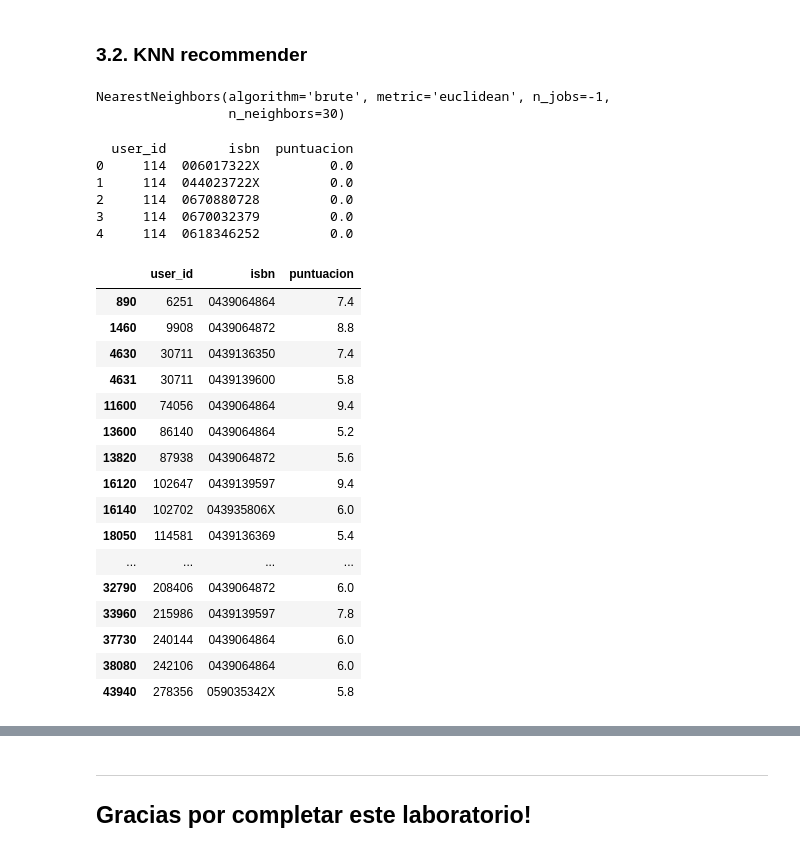
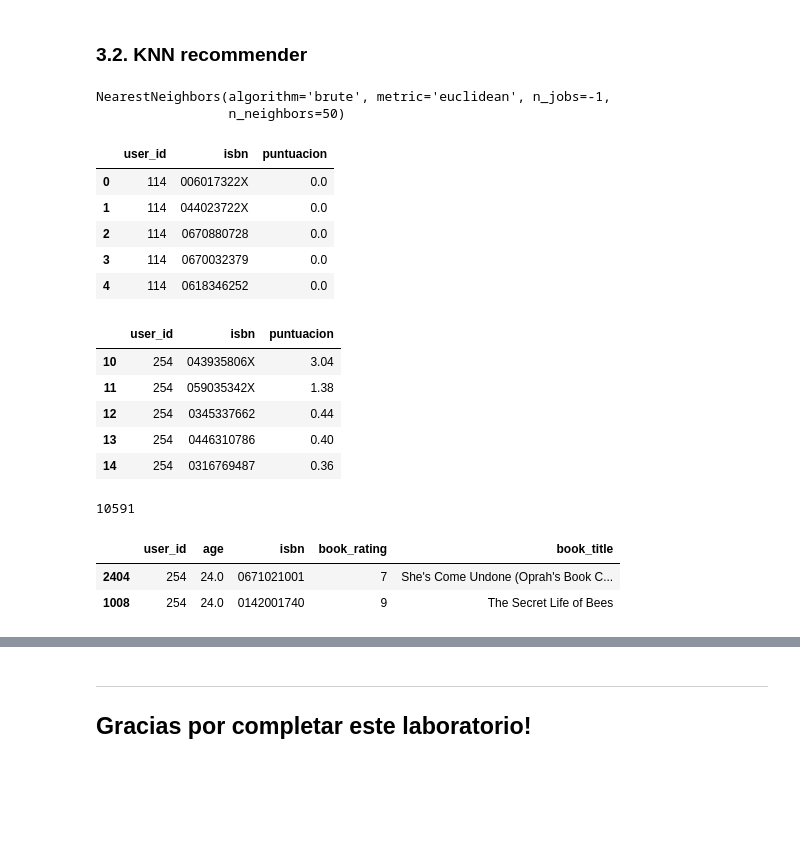
Before and after one commit to JCaballerot/Recommender-Systems, a Jupyter notebook: K_Nearest_Neighbors_Recommender/Book_Crossing_KNN.ipynb, the cells around one changed output, grey strips where cells are left out. Saved outputs shown, nothing was run; the diff lists cells and outputs as text; code cells hidden in the pictures; blank space fills up the shorter version.

```diff
--- a/K_Nearest_Neighbors_Recommender/Book_Crossing_KNN.ipynb
+++ b/K_Nearest_Neighbors_Recommender/Book_Crossing_KNN.ipynb
@@ -325,16 +277,16 @@ pivot_table_test = test.pivot(index='user_id', columns='isbn', values='book_rati
 from sklearn.neighbors import NearestNeighbors
 # %%
 # Crear el modelo k-NN
-k = 30  # Número de vecinos más cercanos
+k = 50  # Número de vecinos más cercanos
 model = NearestNeighbors(n_neighbors = k,
-                                 metric='euclidean',
+                                 metric='cosine',
                                  algorithm='brute',
                                  n_jobs=-1)
 
 model.fit(pivot_table_train.values) # Ajustar el modelo a los datos
 # %% [output]
 NearestNeighbors(algorithm='brute', metric='euclidean', n_jobs=-1,
-                 n_neighbors=30)
+                 n_neighbors=50)
 # %%
 
 # Función para obtener recomendaciones para un usuario específico
@@ -358,6 +310,7 @@ def get_recommendations(user_ratings):
 
     return recommendations
 
+
 # Crear una tabla para almacenar las recomendaciones
 recomendaciones_tabla = pd.DataFrame(columns=['user_id', 'isbn', 'puntuacion'])
 
@@ -367,38 +320,37 @@ for user_id in pivot_table_prueba.index:
         user_ratings = pivot_table_prueba.loc[user_id].values
         recommendations = get_recommendations(user_ratings)
         # Agregar las recomendaciones a la tabla
-        for isbn, score in recommendations.head(10).items():  # Tomar las 10 mejores recomendaciones
+        for isbn, score in recommendations.head(32).items():  # Tomar las 32 mejores recomendaciones
             recomendaciones_tabla = recomendaciones_tabla.append({'user_id': user_id, 'isbn': isbn, 'puntuacion': score}, ignore_index=True)
 # %%
 # Mostrar las primeras filas de la tabla de recomendaciones
 recomendaciones_tabla.head()
 # %% [output]
-  user_id        isbn  puntuacion
-0     114  006017322X         0.0
-1     114  044023722X         0.0
-2     114  0670880728         0.0
-3     114  0670032379         0.0
-4     114  0618346252         0.0
+|  | user_id | isbn | puntuacion |
+| 0 | 114 | 006017322X | 0.0 |
+| 1 | 114 | 044023722X | 0.0 |
+| 2 | 114 | 0670880728 | 0.0 |
+| 3 | 114 | 0670032379 | 0.0 |
+| 4 | 114 | 0618346252 | 0.0 |
 # %%
-recomendaciones_tabla[recomendaciones_tabla.puntuacion > 5]
+recomendaciones_tabla[recomendaciones_tabla.puntuacion > 0].head()
 # %% [output]
 |  | user_id | isbn | puntuacion |
-| 890 | 6251 | 0439064864 | 7.4 |
-| 1460 | 9908 | 0439064872 | 8.8 |
-| 4630 | 30711 | 0439136350 | 7.4 |
-| 4631 | 30711 | 0439139600 | 5.8 |
-| 11600 | 74056 | 0439064864 | 9.4 |
-| 13600 | 86140 | 0439064864 | 5.2 |
-| 13820 | 87938 | 0439064872 | 5.6 |
-| 16120 | 102647 | 0439139597 | 9.4 |
-| 16140 | 102702 | 043935806X | 6.0 |
-| 18050 | 114581 | 0439136369 | 5.4 |
-| ... | ... | ... | ... |
-| 32790 | 208406 | 0439064872 | 6.0 |
-| 33960 | 215986 | 0439139597 | 7.8 |
-| 37730 | 240144 | 0439064864 | 6.0 |
-| 38080 | 242106 | 0439064864 | 6.0 |
-| 43940 | 278356 | 059035342X | 5.8 |
+| 10 | 254 | 043935806X | 3.04 |
+| 11 | 254 | 059035342X | 1.38 |
+| 12 | 254 | 0345337662 | 0.44 |
+| 13 | 254 | 0446310786 | 0.40 |
+| 14 | 254 | 0316769487 | 0.36 |
+# %%
+len(recomendaciones_tabla[recomendaciones_tabla.puntuacion > 0])
+# %% [output]
+10591
+# %%
+test[test.user_id == 254].head()
+# %% [output]
+|  | user_id | age | isbn | book_rating | book_title |
+| 2404 | 254 | 24.0 | 0671021001 | 7 | She's Come Undone (Oprah's Book C... |
+| 1008 | 254 | 24.0 | 0142001740 | 9 | The Secret Life of Bees |
 # %%
 test.head()
 # %% [output]
```
Also changed, not shown: parts of 19 cells of this notebook.
